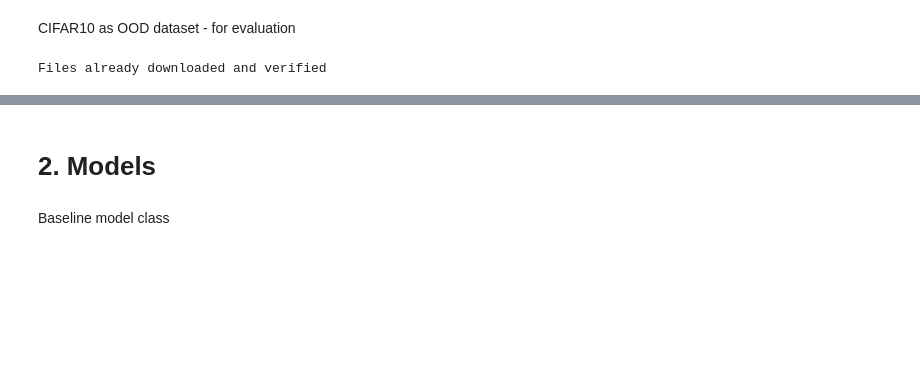
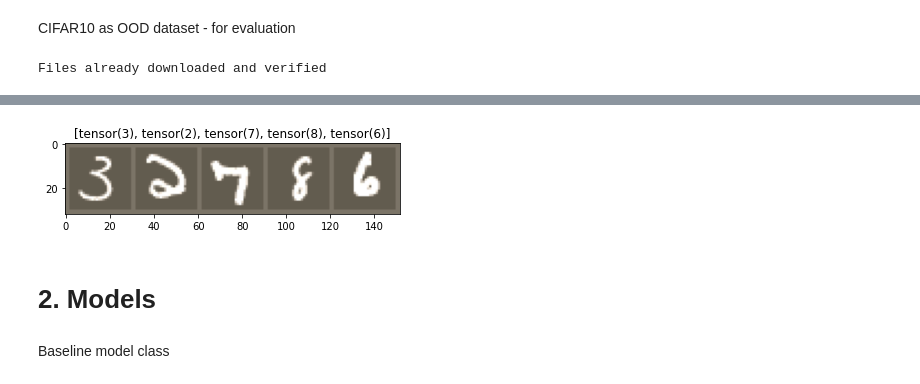
Before and after one commit to PanEyal/GMDL_Class, a Jupyter notebook: Project/GMDL_Final_Project.ipynb, the cells around one changed output, grey strips where cells are left out. Drawn from its saved outputs; the diff is of its cells as text; code cells hidden in the pictures; blank space fills up the shorter version.

```diff
--- a/Project/GMDL_Final_Project.ipynb
+++ b/Project/GMDL_Final_Project.ipynb
@@ -125,3 +151,14 @@ combined_test_loader = torch.utils.data.DataLoader(
+# %%
+combined_test_loader = torch.utils.data.DataLoader(
+    torch.utils.data.ConcatDataset([mnist_test_set, cifar10_test_subset]),
+        batch_size=BATCH_SIZE, shuffle=True)
+# %%
+# Printing 5 COMBINED data examples
+inputs, classes = next(iter(combined_test_loader))
+out = torchvision.utils.make_grid(inputs[:5])
+imshow(out, title=[x for x in classes[:5]])
+# %% [output]
+[figure, added]
 # %% [markdown]
 
 # 2. Models
```
Also changed, not shown: parts of 31 cells of this notebook.
